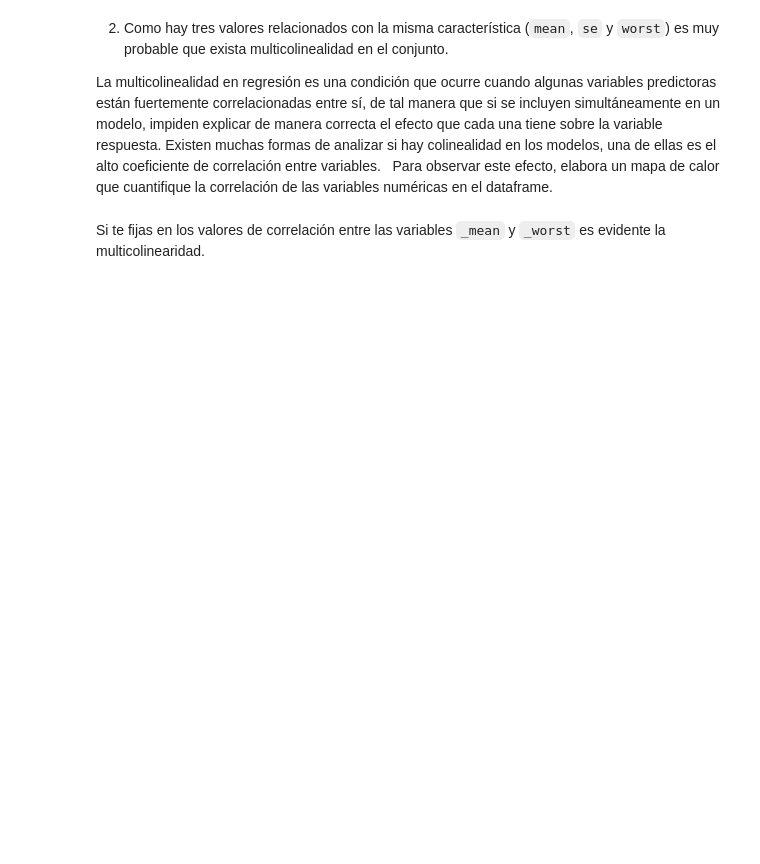
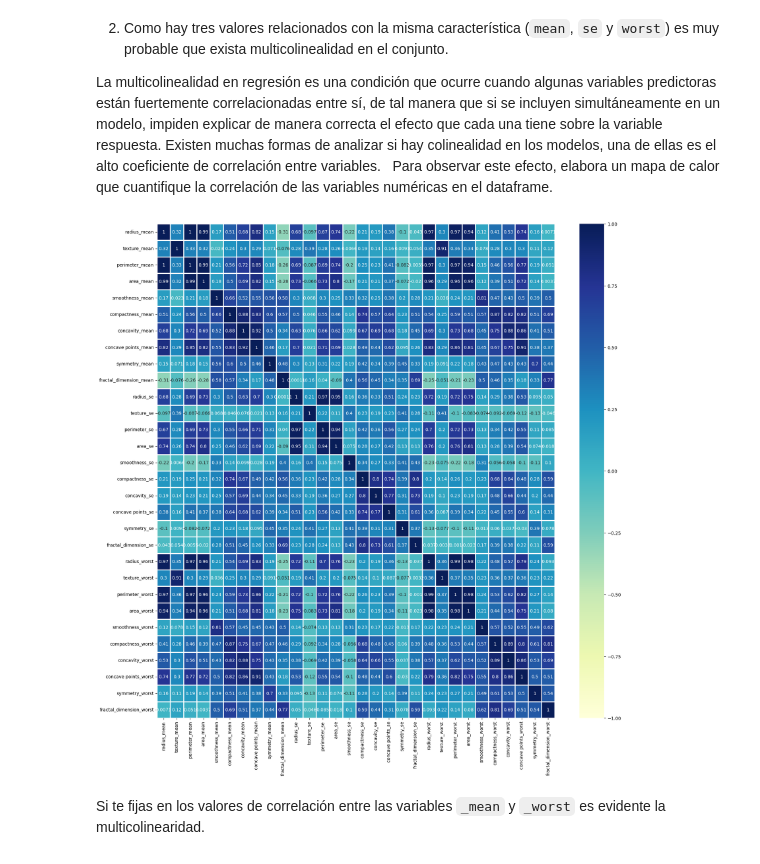
Before and after one commit to alexgarma/TC4029-ciencia-y-analitica-de-datos-equipo83, a Jupyter notebook: notebooks/Actividad9RLog_Equipo83.ipynb, the cells around one changed output. Drawn from its saved outputs; the diff is of its cells as text; code cells hidden in the pictures; blank space fills up the shorter version.

```diff
--- a/notebooks/Actividad9RLog_Equipo83.ipynb
+++ b/notebooks/Actividad9RLog_Equipo83.ipynb
@@ -30,7 +30,7 @@ import numpy as np
 import matplotlib.pyplot as plt
 import seaborn as sns
 # %%
-data_df = pd.read_csv('data.csv')
+data_df = pd.read_csv('../data/data.csv')
 data_df
 # %% [output]
 |  | id | diagnosis | radius_mean | texture_mean | perimeter_mean | area_mean | smoothness_mean | ... |
@@ -57,9 +57,6 @@ data_df.set_index('id', inplace=True)
 
 1a) Estadísticas descriptivas para todas las variables del dataframe.
 # %%
-# Establecemos el índice como 'id'
-data_df.set_index('id', inplace=True)
-
 # Estadísticas descriptivas para todas las variables
 print("Estadísticas descriptivas para todas las variables:")
 print(data_df.describe())
@@ -105,3 +154,13 @@ plt.show()
+# %%
+
+numeric_columns = data_df.select_dtypes(include=np.number)
+
+plt.figure(figsize=(20, 20))
+sns.heatmap(numeric_columns.corr(), annot=True, cmap="YlGnBu",
+            vmin=-1, vmax=1, linewidths=.8, fmt='.2g')
+plt.show()
+# %% [output]
+[figure, added]
 # %% [markdown]
 Si te fijas en los valores de correlación entre las variables `_mean` y `_worst` es evidente la multicolinearidad.
 
```
Also changed, not shown: parts of 11 cells of this notebook.
